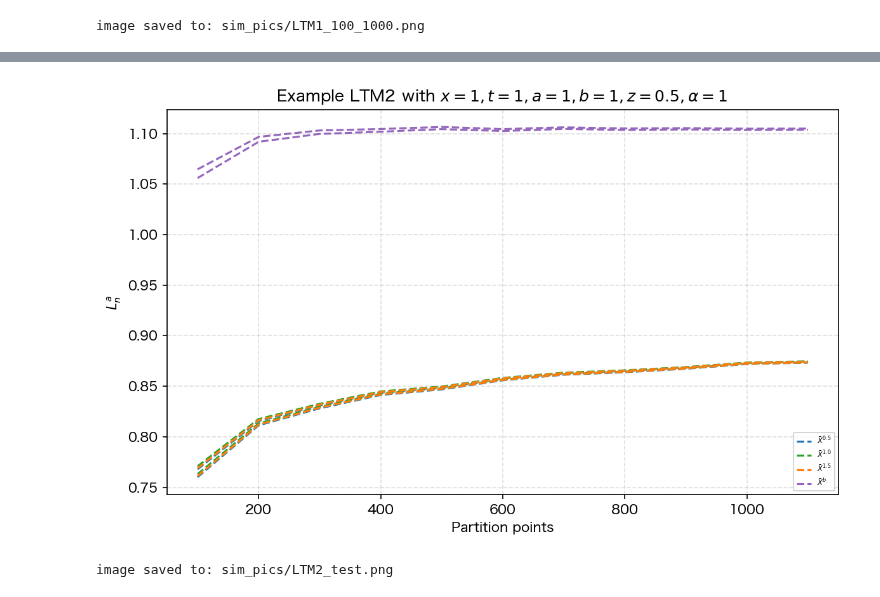
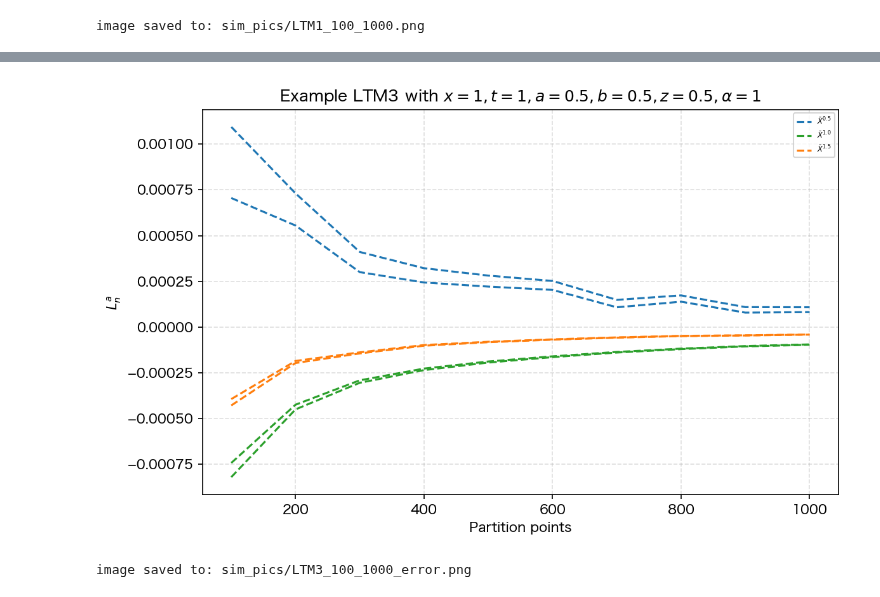
Before and after one commit to Andriyichenko/simulation, a Jupyter notebook: plot_LT.ipynb, the cells around one changed output, grey strips where cells are left out. Drawn from its saved outputs; the diff is of its cells as text; code cells hidden in the pictures.

```diff
--- a/plot_LT.ipynb
+++ b/plot_LT.ipynb
@@ -441,6 +291,6 @@ print("image saved to:", save_path)
 image saved to: sim_pics/LTM2_100_1000.png
 # %%
-#LTM2_test
+#error of LTM3_100_1000
 #信頼区間公式 \bar{X} ± z * (s/√n)
 # ここで、\bar{X}は標本平均、zは信頼水準、sは標本標準偏差(SD)、nはサンプルサイズ(SS),(s/√n)は標準誤差(SE)
 import pandas as pd
@@ -452,7 +302,7 @@ plt.rcParams['font.family'] = 'Hiragino Sans'  # 図のフォント設定
 save_dir = Path("sim_pics")# フォルダー保存先
 save_dir.mkdir(exist_ok=True)
 
-save_path = save_dir / "LTM2_test.png" #画像保存パス
+save_path = save_dir / "LTM3_100_1000_error.png" #画像保存パス
 
 #信頼水準(confidence level)の関数
 def conf_level(a): #aは信頼度であり、ex:a=0.95なら95%信頼区間
@@ -460,7 +310,7 @@ def conf_level(a): #aは信頼度であり、ex:a=0.95なら95%信頼区間
     z=norm.ppf(1 - alpha / 2) #ここでPPF = Percent Point Function,両側検定なのでalpha/2,norm.ppfは累積分布関数の逆関数、i.e.「何番目の値がこの累積確率になるのか？」を計算する
     return z
 
-df2 = pd.read_csv("data_source/LTM2_test_data.csv")
+df2 = pd.read_csv("data_source/LTM3_100_1000_error_data.csv")
 
 
 #z信頼水準の計算,aは信頼度であり、ex:a=0.95なら95%信頼区間
@@ -469,47 +319,42 @@ z=conf_level(a)
 A_std_df2=np.sqrt(df2['E']) #Aの標本標準偏差(SD)
 Am_std_df2=np.sqrt(df2['Em']) #Amの標本標準偏差(SD)
 A15_std_df2=np.sqrt(df2['E_1_5']) #A_1_5の標本標準偏差(SD)
-Axb_std_df2=np.sqrt(df2['Eb']) #A_bの標本標準偏差(SD)
 
 paths = 8 * (df2['points'] ** 2)
 # Standard errors of sample means
 A_se_df2     = A_std_df2   / np.sqrt(paths)
 Am_se_df2    = Am_std_df2  / np.sqrt(paths)
 A15_se_df2   = A15_std_df2 / np.sqrt(paths)
-Axb_se_df2   = Axb_std_df2 / np.sqrt(paths)
 
 # Confidence bands
 A_up_df2     = df2['A']     + z * A_se_df2
 A_low_df2    = df2['A']     - z * A_se_df2
 Am_up_df2    = df2['Am']    + z * Am_se_df2
 Am_low_df2   = df2['Am']    - z * Am_se_df2
 A15_up_df2   = df2['A_1_5'] + z * A15_se_df2
 A15_low_df2  = df2['A_1_5'] - z * A15_se_df2
-Axb_up_df2   = df2['Ab']   + z * Axb_se_df2
-Axb_low_df2  = df2['Ab']   - z * Axb_se_df2
+
 
 # グラフを描画
 plt.figure(figsize=(8, 5), dpi=150)  # dpi とは Dots Per Inch を意味する
 plt.plot(df2["points"], A_up_df2, linestyle="--", color="#1f77b4", label=r"$\bar{X}^{0.5}$")
 plt.plot(df2["points"], A_low_df2, linestyle="--", color="#1f77b4")
 plt.plot(df2["points"], Am_up_df2, linestyle="--", color="#2ca02c", label=r"$\bar{X}^{1.0}$ ")
 plt.plot(df2["points"], Am_low_df2, linestyle="--", color="#2ca02c")
 plt.plot(df2["points"], A15_up_df2, linestyle="--", color="#ff7f0e", label=r"$\bar{X}^{1.5}$ ")
 plt.plot(df2["points"], A15_low_df2, linestyle="--", color="#ff7f0e")
-plt.plot(df2["points"], Axb_up_df2, linestyle="--", color="#9467bd", label=r"$\bar{X}^{b}$ ")
-plt.plot(df2["points"], Axb_low_df2, linestyle="--", color="#9467bd")
 
 
-plt.title(r'Example LTM2 with $x=1,t=1,a=1,b=1,z=0.5,\alpha=1$ ')
+
+plt.title(r'Example LTM3 with $x=1,t=1,a=0.5,b=0.5,z=0.5,\alpha=1$')
 plt.xlabel("Partition points")
 plt.ylabel("$L^{a}_n$ ")
-#plt.ylim(0.2, 0.25) #y軸の範囲指定
 plt.grid(True, linestyle="--", alpha=0.4)
 plt.legend(fontsize=5.5, loc='best')
 plt.tight_layout()  # 自動的にレイアウトを調整する
 plt.savefig(save_path, dpi=250, bbox_inches='tight')
 plt.show()
 print("image saved to:", save_path)
 # %% [output]
-[figure, old version]
+[figure, new version]
-image saved to: sim_pics/LTM2_test.png
+image saved to: sim_pics/LTM3_100_1000_error.png
```
Also changed, not shown: parts of 9 cells of this notebook, 38 other files.
